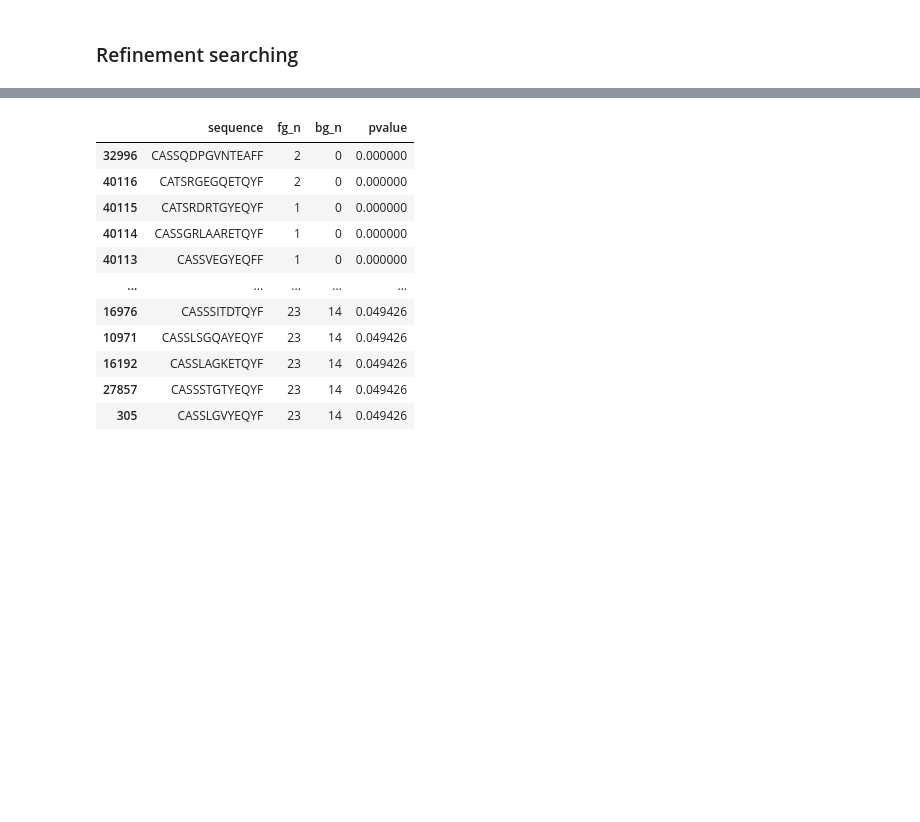
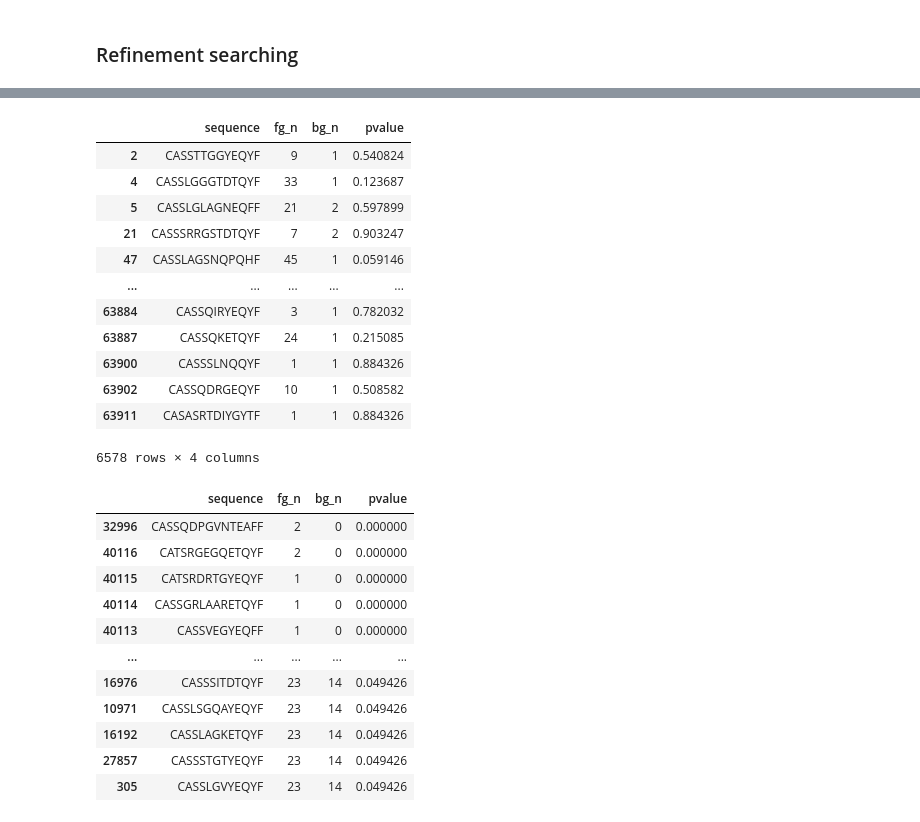
Before and after one commit to svalkiers/immune_response_detection, a Jupyter notebook: notebooks/adaptive_sampling.ipynb, the cells around one changed output, grey strips where cells are left out. Saved outputs shown, nothing was run; the diff lists cells and outputs as text; code cells hidden in the pictures; blank space fills up the shorter version.

```diff
--- a/notebooks/adaptive_sampling.ipynb
+++ b/notebooks/adaptive_sampling.ipynb
@@ -127,7 +127,7 @@ def avg_knn_distance(hasher, query, dataset, k:int=100):
 
     return res
 
-def find_neighbors_within_radius(query, dataset, hasher, ncpus:int=1, k:int=1000, p:int=10):
+def find_neighbors_within_radius(query, dataset, hasher, ncpus:int=1, k:int=150, p:int=3):
     '''
     Parameters
     ----------
@@ -153,0 +193,3 @@ def find_neighbors_within_radius(query, dataset, hasher, ncpus:int=1, k:int=1000
+# %%
+control = sample_cdr3s(100000)
+sign = neighbor_significance(nf, control)
@@ -179,11 +226,12 @@ def adaptive_sampling(repertoire, nc):
 
     pvals = {i:hypergeom.sf(tn[i], M, n, tn[i]+bg[i]) for i in tn}
 
-    seq = list(fg.keys())
-    fg_n = list(fg.values())
+    seq = list(tn.keys())
+    fg_n = list(tn.values())
     bg_n = list(bg.values())
+    p = list(pvals.values())
 
-    return pd.DataFrame({'sequence':seq, 'fg_n':fg_n, 'bg_n':bg_n, 'pvalue':pvals})
+    return pd.DataFrame({'sequence':seq, 'fg_n':fg_n, 'bg_n':bg_n, 'pvalue':p})
 
 data = adaptive_sampling(example, 10000)
 
@@ -212,3 +258,19 @@ ValueError: All arrays must be of the same length
+# %%
+data[data.pvalue > .050]
+# %% [output]
+|  | sequence | fg_n | bg_n | pvalue |
+| 2 | CASSTTGGYEQYF | 9 | 1 | 0.540824 |
+| 4 | CASSLGGGTDTQYF | 33 | 1 | 0.123687 |
+| 5 | CASSLGLAGNEQFF | 21 | 2 | 0.597899 |
+| 21 | CASSSRRGSTDTQYF | 7 | 2 | 0.903247 |
+| 47 | CASSLAGSNQPQHF | 45 | 1 | 0.059146 |
+| ... | ... | ... | ... | ... |
+| 63884 | CASSQIRYEQYF | 3 | 1 | 0.782032 |
+| 63887 | CASSQKETQYF | 24 | 1 | 0.215085 |
+| 63900 | CASSSLNQQYF | 1 | 1 | 0.884326 |
+| 63902 | CASSQDRGEQYF | 10 | 1 | 0.508582 |
+| 63911 | CASASRTDIYGYTF | 1 | 1 | 0.884326 |
+6578 rows × 4 columns
 # %%
 foreground, background, p = test
 
```
Also changed, not shown: parts of 4 cells of this notebook.
